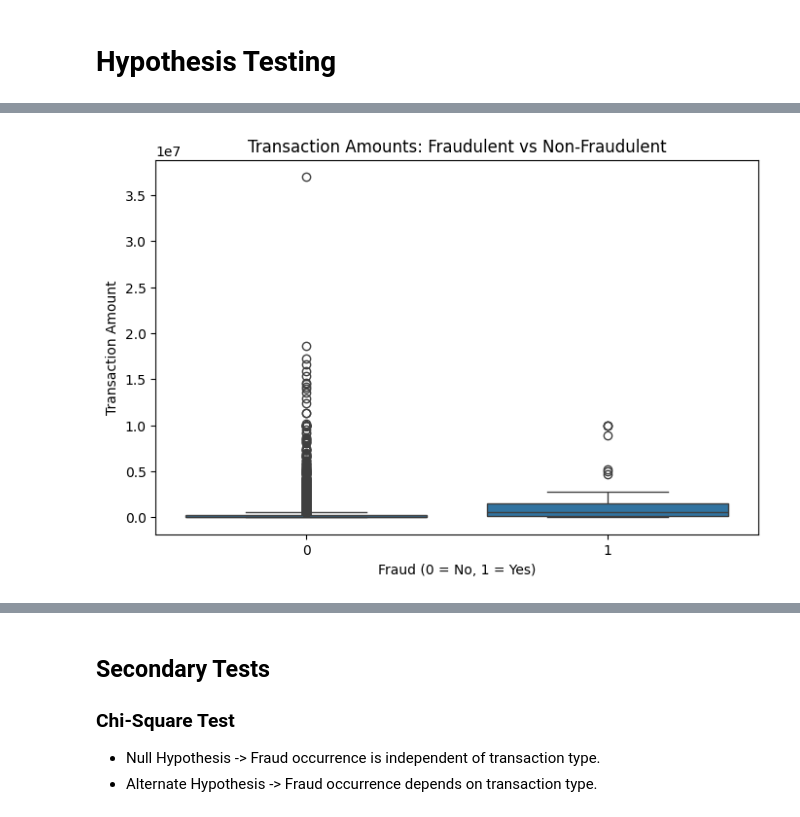
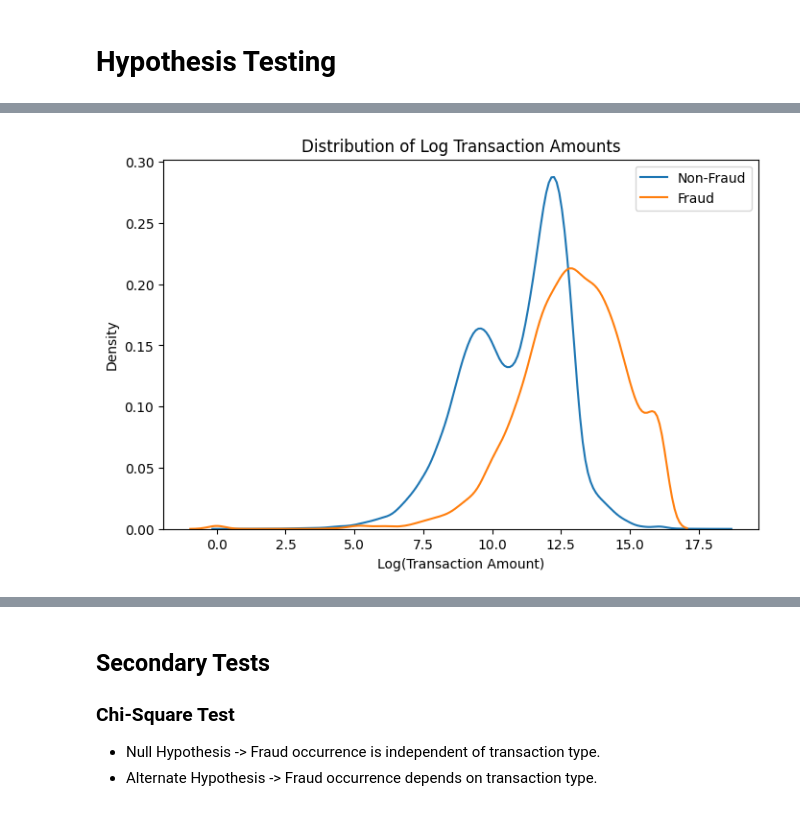
Before and after one commit to c0d3l0v3r-HeHe/D-Sc.-Project, a Jupyter notebook: notebook_hypothesis_testing.ipynb, the cells around one changed output, grey strips where cells are left out. Cells and saved outputs as stored; diff of their text form; code cells hidden in the pictures.

```diff
--- a/notebook_hypothesis_testing.ipynb
+++ b/notebook_hypothesis_testing.ipynb
@@ -248,7 +272,8 @@ Name: amount, dtype: float64
 # %%
-import scipy.stats as stats
+import numpy as np
+
+
+df['log_amount'] = np.log1p(df['amount'])  # log(1 + x)
 # %%
-fraud_amounts = df[df['isFraud'] == 1]['amount']
-nonfraud_amounts = df[df['isFraud'] == 0]['amount']
-t_stat, p_val = stats.ttest_ind(fraud_amounts, nonfraud_amounts, equal_var=False)
-print(f"t-stat-> {t_stat}\n p_val -> {p_val}")
+fraud_log = df[df['isFraud'] == 1]['log_amount']
+nonfraud_log = df[df['isFraud'] == 0]['log_amount']
@@ -269,9 +280,11 @@ plt.show()
 # %%
 plt.figure(figsize=(8,5))
-sns.boxplot(x='isFraud', y='amount', data=df.sample(50000, random_state=42))
-plt.title('Transaction Amounts: Fraudulent vs Non-Fraudulent')
-plt.xlabel('Fraud (0 = No, 1 = Yes)')
-plt.ylabel('Transaction Amount')
+sns.kdeplot(nonfraud_log.sample(50000, random_state=42), label='Non-Fraud')
+sns.kdeplot(fraud_log, label='Fraud')
+plt.title('Distribution of Log Transaction Amounts')
+plt.xlabel('Log(Transaction Amount)')
+plt.ylabel('Density')
+plt.legend()
 plt.show()
 # %% [output]
-[figure, old version]
+[figure, new version]
```
Also changed, not shown: parts of 8 cells of this notebook.
